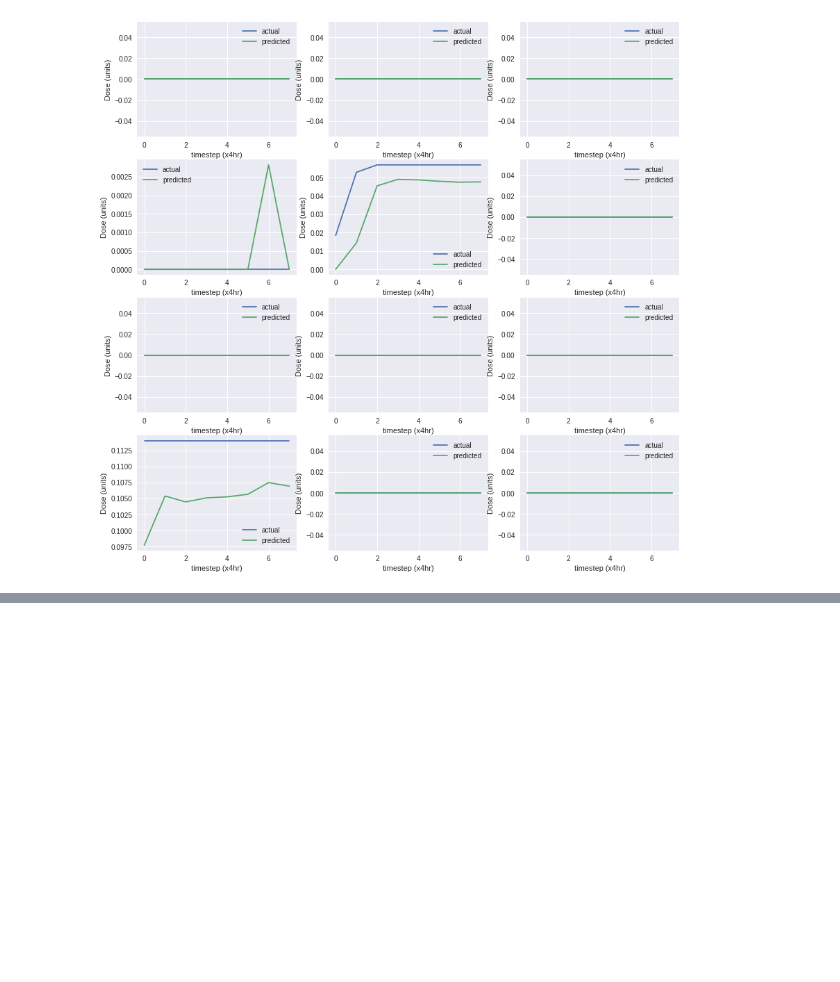
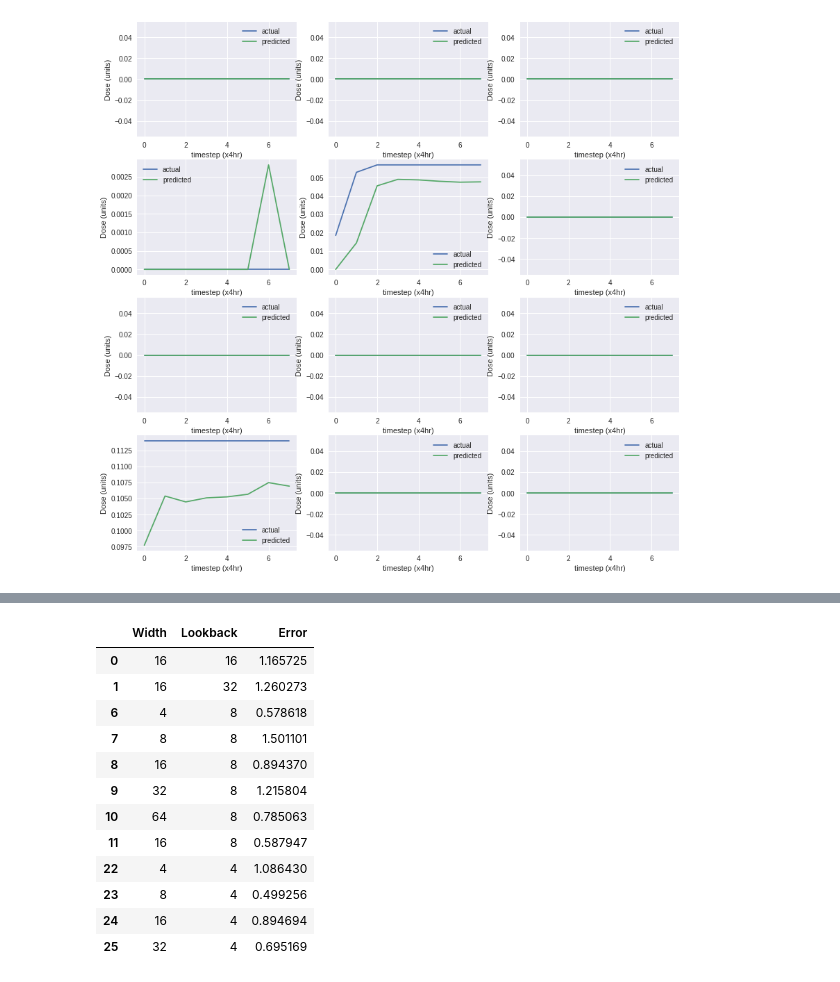
Before and after one commit to Ian-Mint/treatment_recommender, a Jupyter notebook: evaluate_model.ipynb, the cells around one changed output, grey strips where cells are left out. Saved outputs shown, nothing was run; the diff lists cells and outputs as text; code cells hidden in the pictures; blank space fills up the shorter version.

```diff
--- a/evaluate_model.ipynb
+++ b/evaluate_model.ipynb
@@ -6,7 +6,7 @@ from data_loader import Data
 # %% [output]
 Using TensorFlow backend.
 # %%
-model_path = 'models/batch50-epochs100-lstm2x32-lookback16.model.hdf5'
+model_path = 'models/batch50-epochs100-lstm1x8-lookback8.model.hdf5'
 model = keras.models.load_model(model_path)
 
 epochs = 200
@@ -66,0 +89,19 @@ import pickle
+# %%
+df['Error'] = data.vasopressin_scaler.inverse_transform(df.Error.to_numpy().reshape(-1, 1)).squeeze() * 1e3
+# %%
+df_layer1 = df.loc[df['Layers'] == 1, ['Width', 'Lookback', 'Error']]
+df_layer1
+# %% [output]
+|  | Width | Lookback | Error |
+| 0 | 16 | 16 | 1.165725 |
+| 1 | 16 | 32 | 1.260273 |
+| 6 | 4 | 8 | 0.578618 |
+| 7 | 8 | 8 | 1.501101 |
+| 8 | 16 | 8 | 0.894370 |
+| 9 | 32 | 8 | 1.215804 |
+| 10 | 64 | 8 | 0.785063 |
+| 11 | 16 | 8 | 0.587947 |
+| 22 | 4 | 4 | 1.086430 |
+| 23 | 8 | 4 | 0.499256 |
+| 24 | 16 | 4 | 0.894694 |
+| 25 | 32 | 4 | 0.695169 |
```
Also changed, not shown: parts of 10 cells of this notebook, 8 other files.
